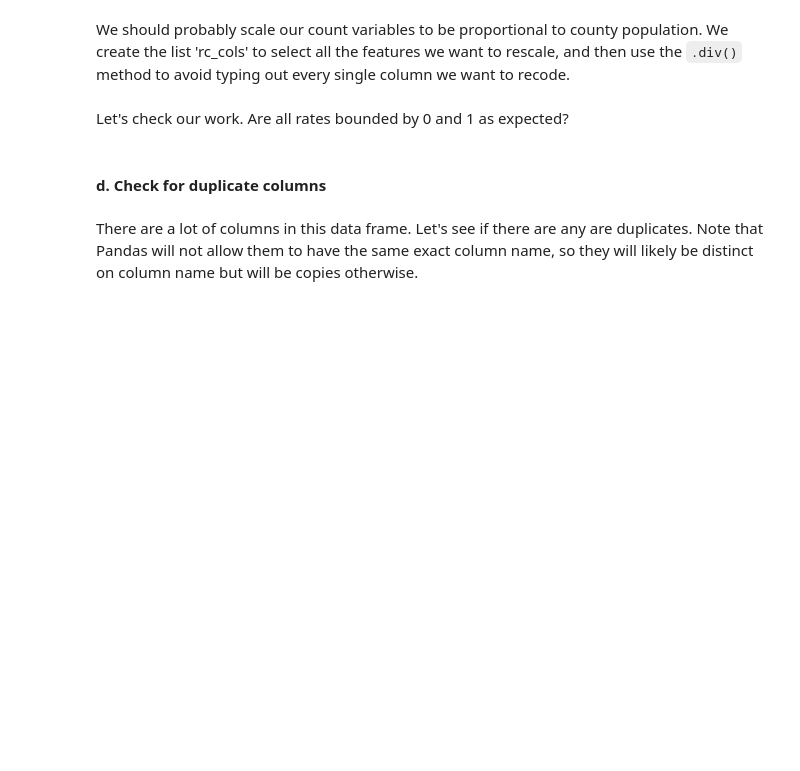
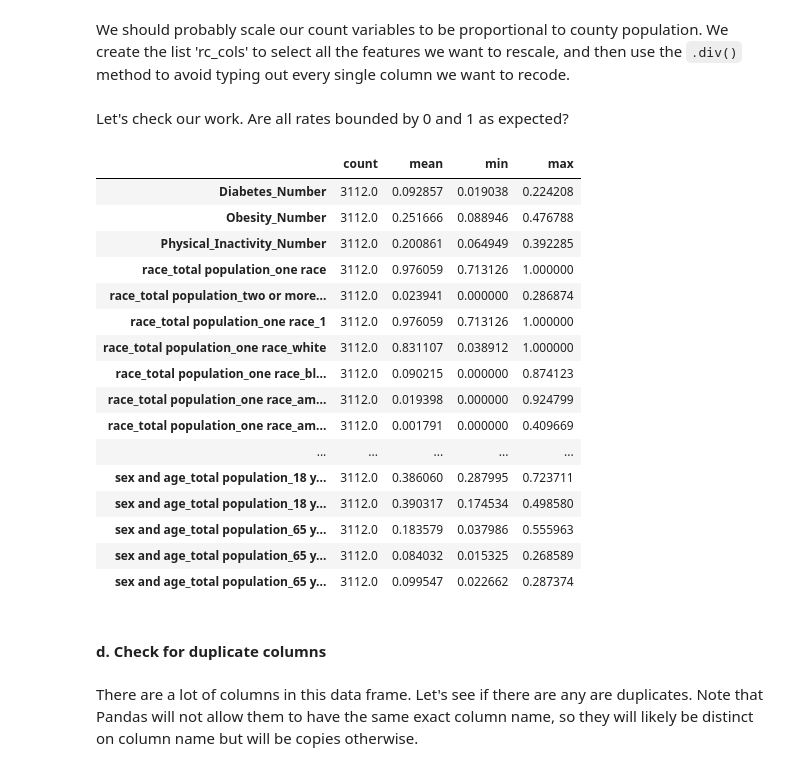
Before and after one commit to mdombrow/Computational-Social-Science-Projects, a Jupyter notebook: Project_2/Project 2 Students.ipynb, the cells around one changed output. Cells and saved outputs as stored; diff of their text form; code cells hidden in the pictures; blank space fills up the shorter version.

```diff
--- a/Project_2/Project 2 Students.ipynb
+++ b/Project_2/Project 2 Students.ipynb
@@ -130,18 +232,35 @@ diabetes[______] = diabetes[______].div(______['race_total population'], axis=0)
 # %% [markdown]
 Let's check our work. Are all rates bounded by 0 and 1 as expected?
 # %%
-#
-# check
+# Check
 #-----------
-# set pandas options
+# Set pandas options
 pd.set_option('display.max_columns', None)
 
-# inspect recoded values
-diabetes_summary = ______.describe().transpose() # note we use the transpose method rather than .T because this object is not a numpy array
+# Inspect recoded values
+diabetes_summary = diabetes[rc_cols].describe().transpose()  # Using the columns selected in rc_cols
 
-# check recoding
+# Check recoding
 with pd.option_context('display.max_rows', 100, 'display.max_columns', None):
-    display(diabetes_summary.iloc[ : ,[0,1,3,7]]) # select which columns in the summary table we want to present
+    display(diabetes_summary.iloc[:, [0, 1, 3, 7]])  # Select which columns in the summary table we want to present
+# %% [output]
+|  | count | mean | min | max |
+| Diabetes_Number | 3112.0 | 0.092857 | 0.019038 | 0.224208 |
+| Obesity_Number | 3112.0 | 0.251666 | 0.088946 | 0.476788 |
+| Physical_Inactivity_Number | 3112.0 | 0.200861 | 0.064949 | 0.392285 |
+| race_total population_one race | 3112.0 | 0.976059 | 0.713126 | 1.000000 |
+| race_total population_two or more... | 3112.0 | 0.023941 | 0.000000 | 0.286874 |
+| race_total population_one race_1 | 3112.0 | 0.976059 | 0.713126 | 1.000000 |
+| race_total population_one race_white | 3112.0 | 0.831107 | 0.038912 | 1.000000 |
+| race_total population_one race_bl... | 3112.0 | 0.090215 | 0.000000 | 0.874123 |
+| race_total population_one race_am... | 3112.0 | 0.019398 | 0.000000 | 0.924799 |
+| race_total population_one race_am... | 3112.0 | 0.001791 | 0.000000 | 0.409669 |
+| ... | ... | ... | ... | ... |
+| sex and age_total population_18 y... | 3112.0 | 0.386060 | 0.287995 | 0.723711 |
+| sex and age_total population_18 y... | 3112.0 | 0.390317 | 0.174534 | 0.498580 |
+| sex and age_total population_65 y... | 3112.0 | 0.183579 | 0.037986 | 0.555963 |
+| sex and age_total population_65 y... | 3112.0 | 0.084032 | 0.015325 | 0.268589 |
+| sex and age_total population_65 y... | 3112.0 | 0.099547 | 0.022662 | 0.287374 |
 # %% [markdown]
 #### d. Check for duplicate columns
 # %% [markdown]
```
Also changed, not shown: parts of 33 cells of this notebook.
